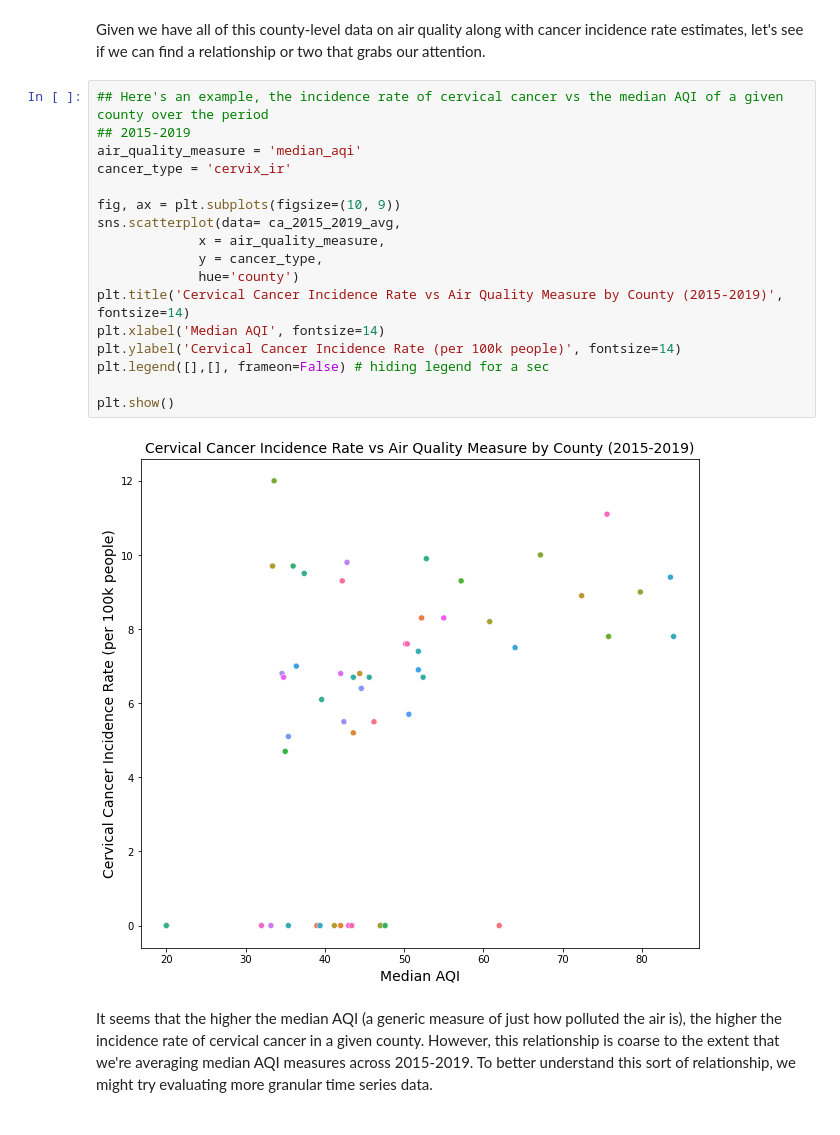
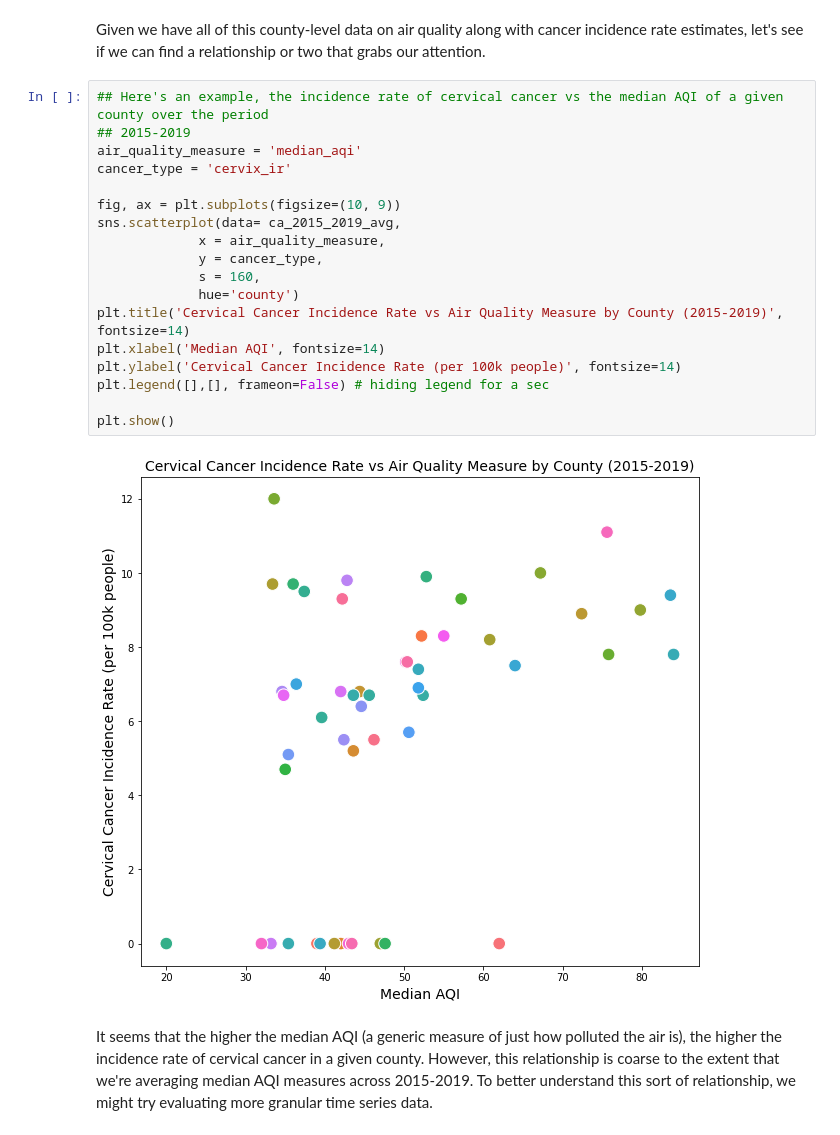
Before and after one commit to ralatorr/project_4, a Jupyter notebook: Statewide_Cancer_Data_EDA.ipynb, the cells around one changed output. Saved outputs shown, nothing was run; the diff lists cells and outputs as text.

```diff
--- a/Statewide_Cancer_Data_EDA.ipynb
+++ b/Statewide_Cancer_Data_EDA.ipynb
@@ -303,22 +302,23 @@ Given we have all of this county-level data on air quality along with cancer inc
 # %%
 ## Here's an example, the incidence rate of cervical cancer vs the median AQI of a given county over the period
 ## 2015-2019
 air_quality_measure = 'median_aqi'
 cancer_type = 'cervix_ir'
 
 fig, ax = plt.subplots(figsize=(10, 9))
 sns.scatterplot(data= ca_2015_2019_avg,
              x = air_quality_measure,
              y = cancer_type,
+             s = 160,
              hue='county')
 plt.title('Cervical Cancer Incidence Rate vs Air Quality Measure by County (2015-2019)', fontsize=14)
 plt.xlabel('Median AQI', fontsize=14)
 plt.ylabel('Cervical Cancer Incidence Rate (per 100k people)', fontsize=14)
 plt.legend([],[], frameon=False) # hiding legend for a sec
 
 plt.show()
 # %% [output]
-[figure, old version]
+[figure, new version]
 # %% [markdown]
 It seems that the higher the median AQI (a generic measure of just how polluted the air is), the higher the incidence rate of cervical cancer in a given county. However, this relationship is coarse to the extent that we're averaging median AQI measures across 2015-2019. To better understand this sort of relationship, we might try evaluating more granular time series data.
 # %% [markdown]
```
Also changed, not shown: parts of 58 cells of this notebook, 2 other files.
